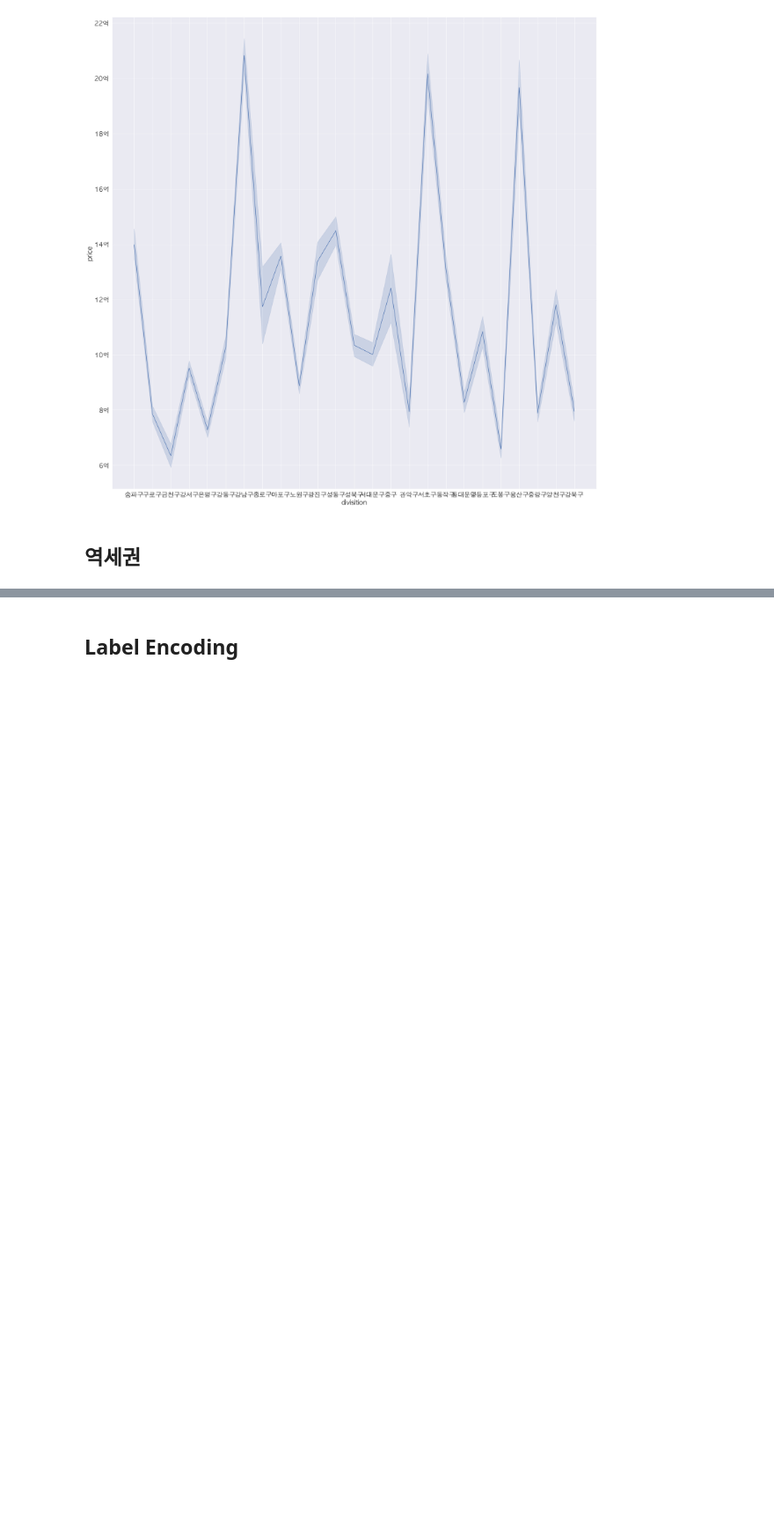
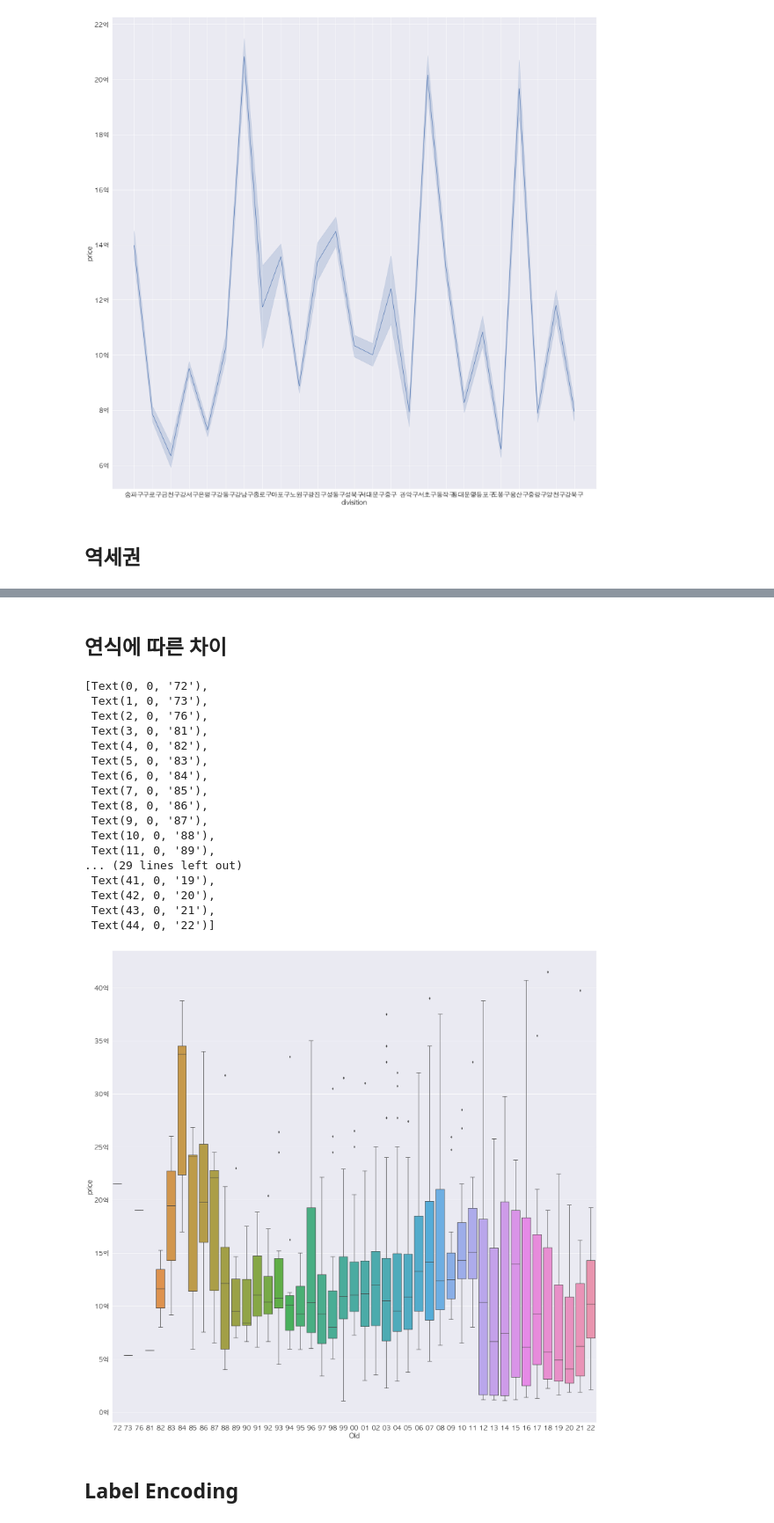
Before and after one commit to ByungJin-Lee/NaverRealEstateHavester, a Jupyter notebook: Preprocessing.ipynb, the cells around one changed output, grey strips where cells are left out. Shown at 88% size. Saved outputs shown, nothing was run; the diff lists cells and outputs as text; code cells hidden in the pictures; blank space fills up the shorter version.

```diff
--- a/Preprocessing.ipynb
+++ b/Preprocessing.ipynb
@@ -249,3 +213,32 @@ ax.set_yticklabels(ylabels)
+# %% [markdown]
+## 연식에 따른 차이
+# %%
+sns.set(font_scale = 2)
+plt.rcParams['font.family'] = 'AppleGothic'
+ax = sns.boxplot(x='Old', y = label, data=pre_df.sample(1000))
+ylabels = ['{:.0f}'.format(x) + '억' for x in ax.get_yticks() / 10000]
+xlabels = [x._text[2:] for x in ax.get_xticklabels()]
+ax.set_yticklabels(ylabels)
+ax.set_xticklabels(xlabels)
+# %% [output]
+[Text(0, 0, '72'),
+ Text(1, 0, '73'),
+ Text(2, 0, '76'),
+ Text(3, 0, '81'),
+ Text(4, 0, '82'),
+ Text(5, 0, '83'),
+ Text(6, 0, '84'),
+ Text(7, 0, '85'),
+ Text(8, 0, '86'),
+ Text(9, 0, '87'),
+ Text(10, 0, '88'),
+ Text(11, 0, '89'),
+... (29 lines left out)
+ Text(41, 0, '19'),
+ Text(42, 0, '20'),
+ Text(43, 0, '21'),
+ Text(44, 0, '22')]
+[figure, added]
 # %% [markdown]
 ## Label Encoding
 # %%
```
Also changed, not shown: parts of 14 cells of this notebook, 6 other files.
